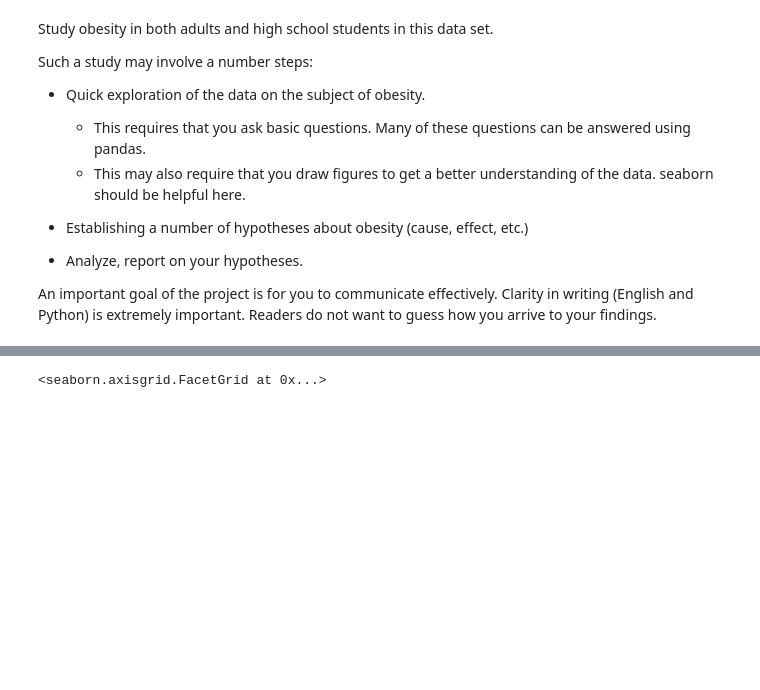
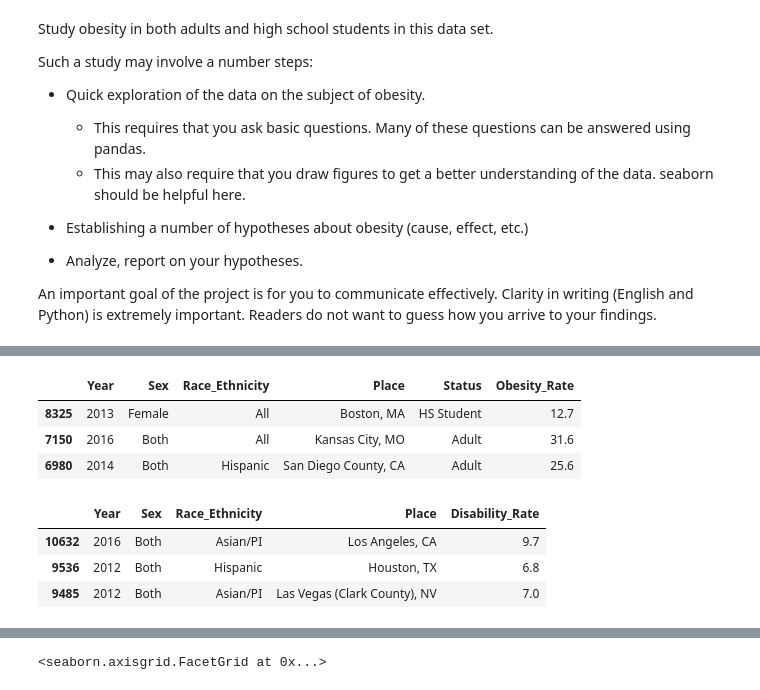
Before and after one commit to nijie321/COMP4151-project, a Jupyter notebook: Part2_Obesity_and_Disability_Hypothesis.ipynb, the cells around one changed output, grey strips where cells are left out. Cells and saved outputs as stored; diff of their text form; code cells hidden in the pictures; blank space fills up the shorter version.

```diff
--- a/Part2_Obesity_and_Disability_Hypothesis.ipynb
+++ b/Part2_Obesity_and_Disability_Hypothesis.ipynb
@@ -71,3 +71,17 @@ obese_disabled_hs.sample(3)
+# %%
+obese_all.sample(3)
+# %% [output]
+|  | Year | Sex | Race_Ethnicity | Place | Status | Obesity_Rate |
+| 8325 | 2013 | Female | All | Boston, MA | HS Student | 12.7 |
+| 7150 | 2016 | Both | All | Kansas City, MO | Adult | 31.6 |
+| 6980 | 2014 | Both | Hispanic | San Diego County, CA | Adult | 25.6 |
+# %%
+disabled.sample(3)
+# %% [output]
+|  | Year | Sex | Race_Ethnicity | Place | Disability_Rate |
+| 10632 | 2016 | Both | Asian/PI | Los Angeles, CA | 9.7 |
+| 9536 | 2012 | Both | Hispanic | Houston, TX | 6.8 |
+| 9485 | 2012 | Both | Asian/PI | Las Vegas (Clark County), NV | 7.0 |
 # %%
 obese_disabled_all = obese_all.merge(disabled)
 obese_disabled_all.sample(3)
```
Also changed, not shown: parts of 22 cells of this notebook.
